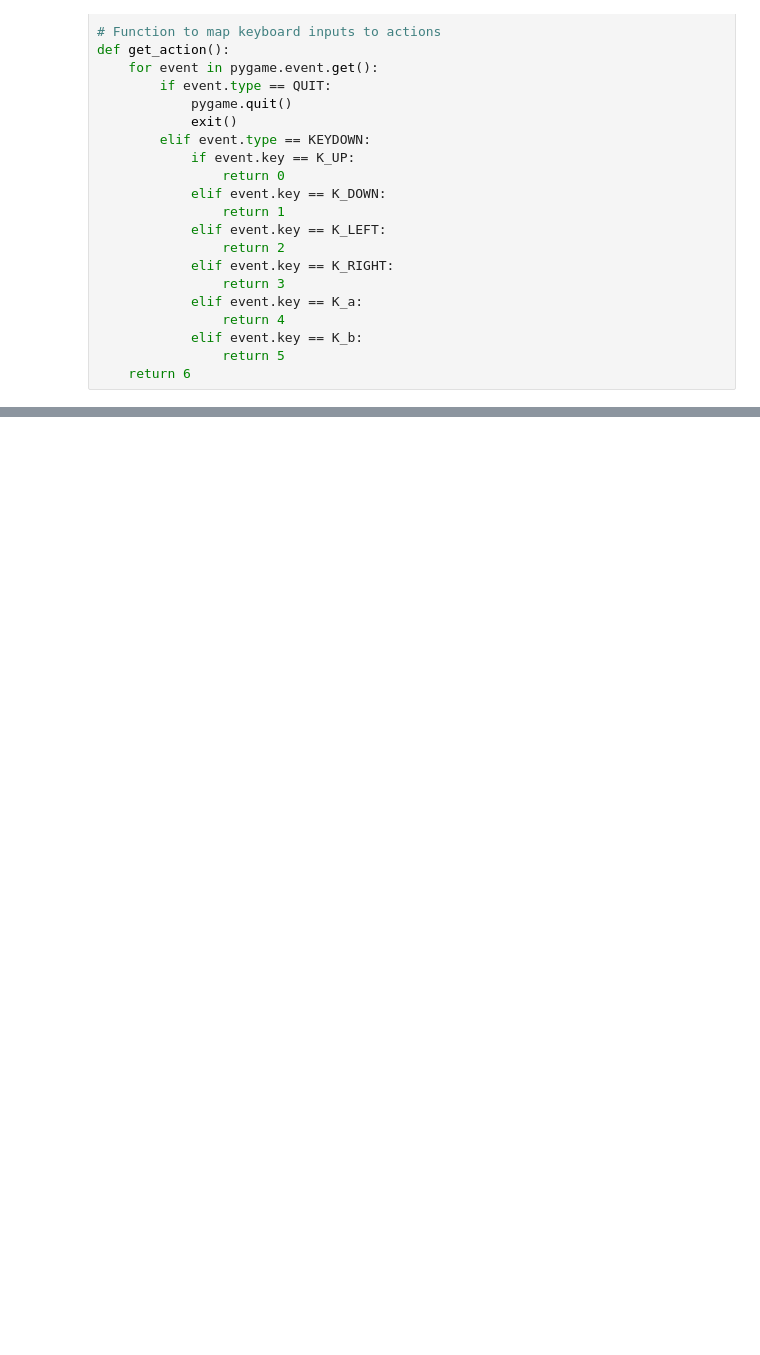
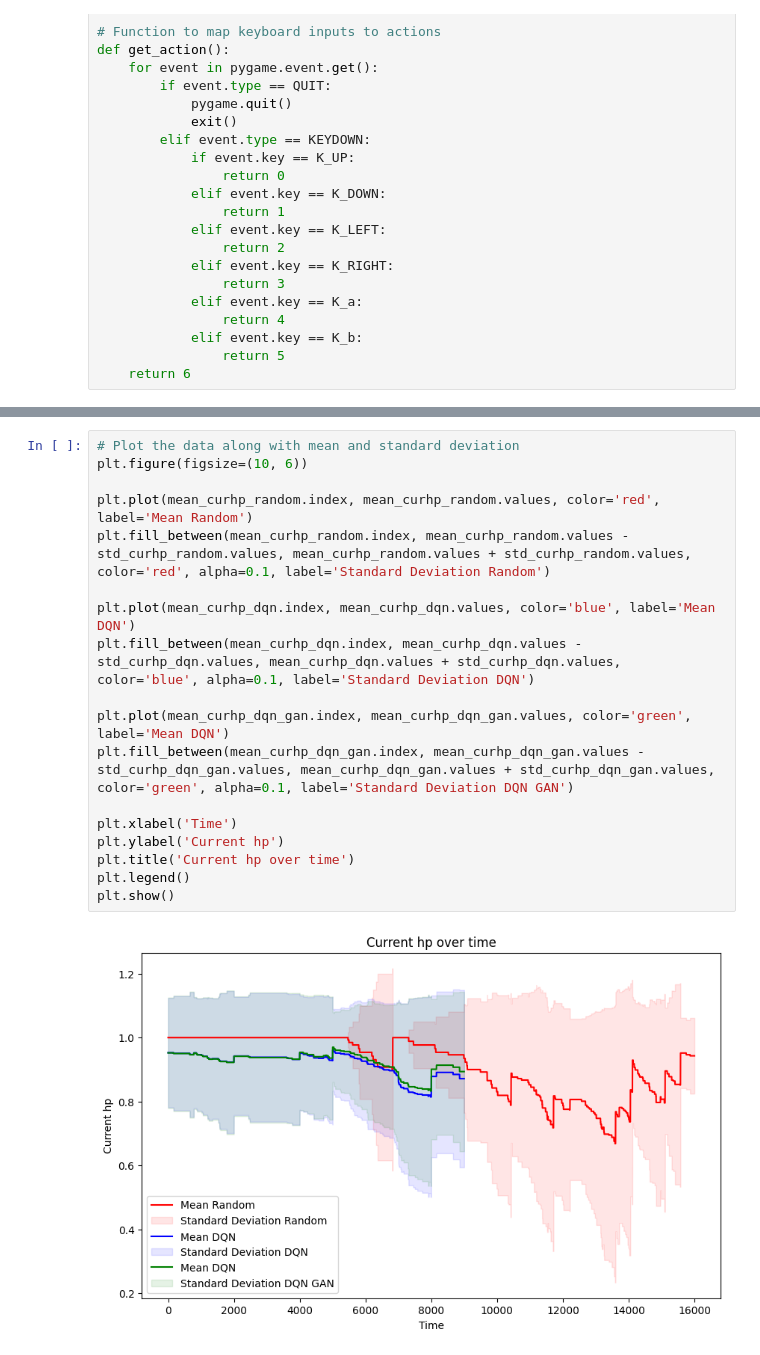
Before and after one commit to jskaf34/RL-GAN-Exploration-in-Pokemon, a Jupyter notebook: creating_visualization.ipynb, the cells around one changed output, grey strips where cells are left out. Drawn from its saved outputs; the diff is of its cells as text; blank space fills up the shorter version.

```diff
--- a/creating_visualization.ipynb
+++ b/creating_visualization.ipynb
@@ -215,0 +342,20 @@ plt.savefig('density_heatmap.png', dpi=300, bbox_inches='tight')
+# %%
+# Plot the data along with mean and standard deviation
+plt.figure(figsize=(10, 6))
+
+plt.plot(mean_curhp_random.index, mean_curhp_random.values, color='red', label='Mean Random')
+plt.fill_between(mean_curhp_random.index, mean_curhp_random.values - std_curhp_random.values, mean_curhp_random.values + std_curhp_random.values, color='red', alpha=0.1, label='Standard Deviation Random')
+
+plt.plot(mean_curhp_dqn.index, mean_curhp_dqn.values, color='blue', label='Mean DQN')
+plt.fill_between(mean_curhp_dqn.index, mean_curhp_dqn.values - std_curhp_dqn.values, mean_curhp_dqn.values + std_curhp_dqn.values, color='blue', alpha=0.1, label='Standard Deviation DQN')
+
+plt.plot(mean_curhp_dqn_gan.index, mean_curhp_dqn_gan.values, color='green', label='Mean DQN')
+plt.fill_between(mean_curhp_dqn_gan.index, mean_curhp_dqn_gan.values - std_curhp_dqn_gan.values, mean_curhp_dqn_gan.values + std_curhp_dqn_gan.values, color='green', alpha=0.1, label='Standard Deviation DQN GAN')
+
+plt.xlabel('Time')
+plt.ylabel('Current hp')
+plt.title('Current hp over time')
+plt.legend()
+plt.show()
+# %% [output]
+[figure, added]
```
Also changed, not shown: parts of 22 cells of this notebook, 9 other files.
